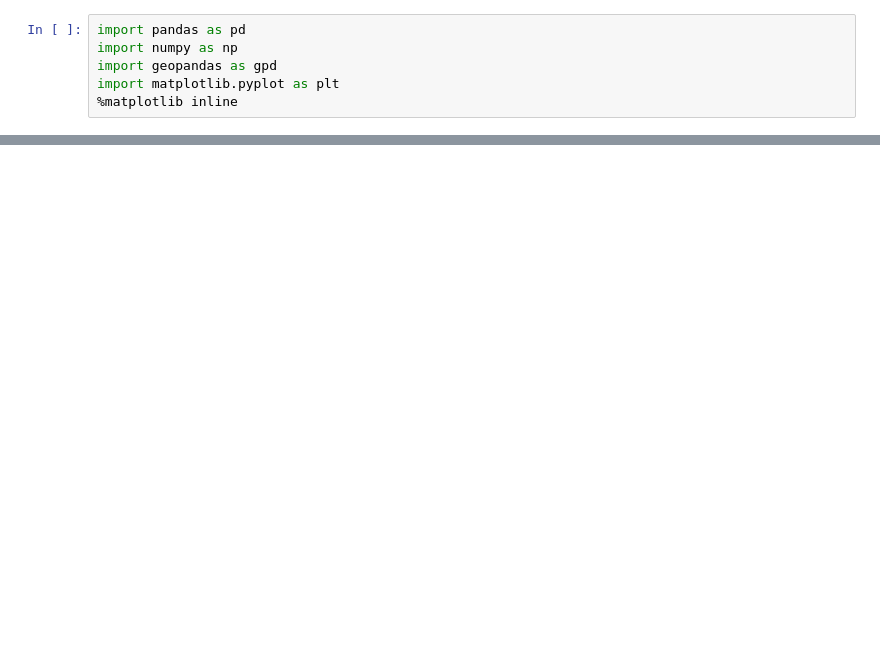
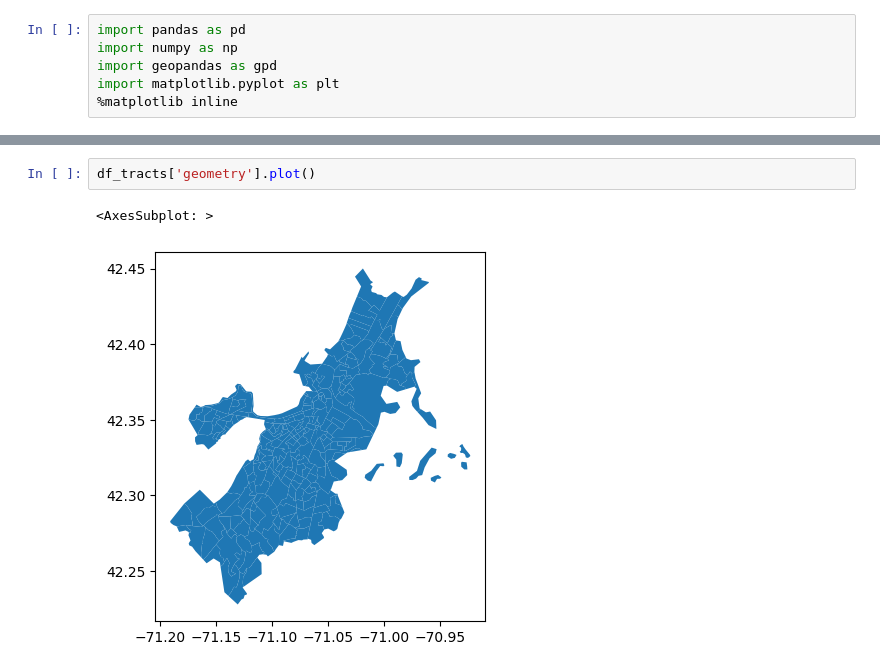
Before and after one commit to BU-Spark/ds-councilor-lara-ubi, a Jupyter notebook: spring23-team-2/maps_visuals.ipynb, the cells around one changed output, grey strips where cells are left out. Saved outputs shown, nothing was run; the diff lists cells and outputs as text; blank space fills up the shorter version.

```diff
--- a/spring23-team-2/maps_visuals.ipynb
+++ b/spring23-team-2/maps_visuals.ipynb
@@ -36,0 +145,5 @@ df_tracts['geometry'].plot()
+# %%
+df_tracts['geometry'].plot()
+# %% [output]
+<AxesSubplot: >
+[figure, added]
```
Also changed, not shown: parts of 12 cells of this notebook, 1 other file.
